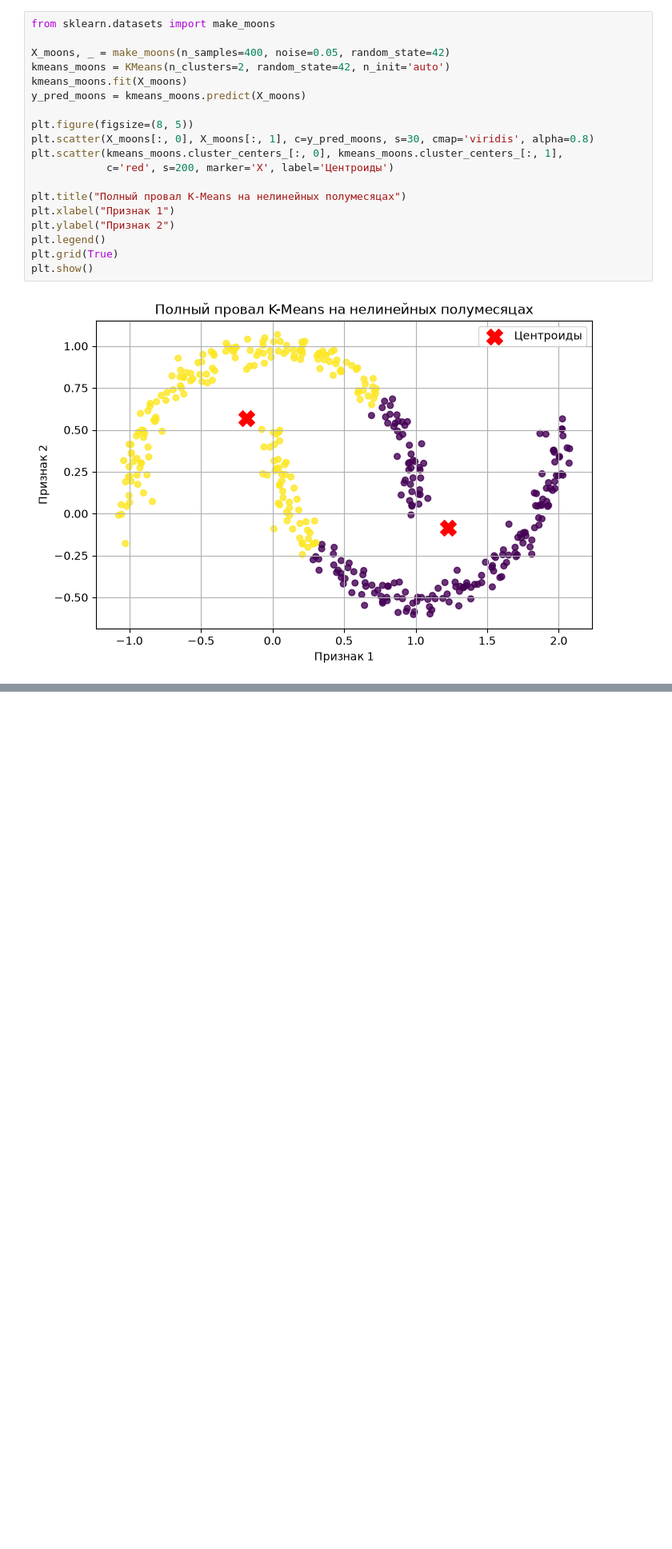
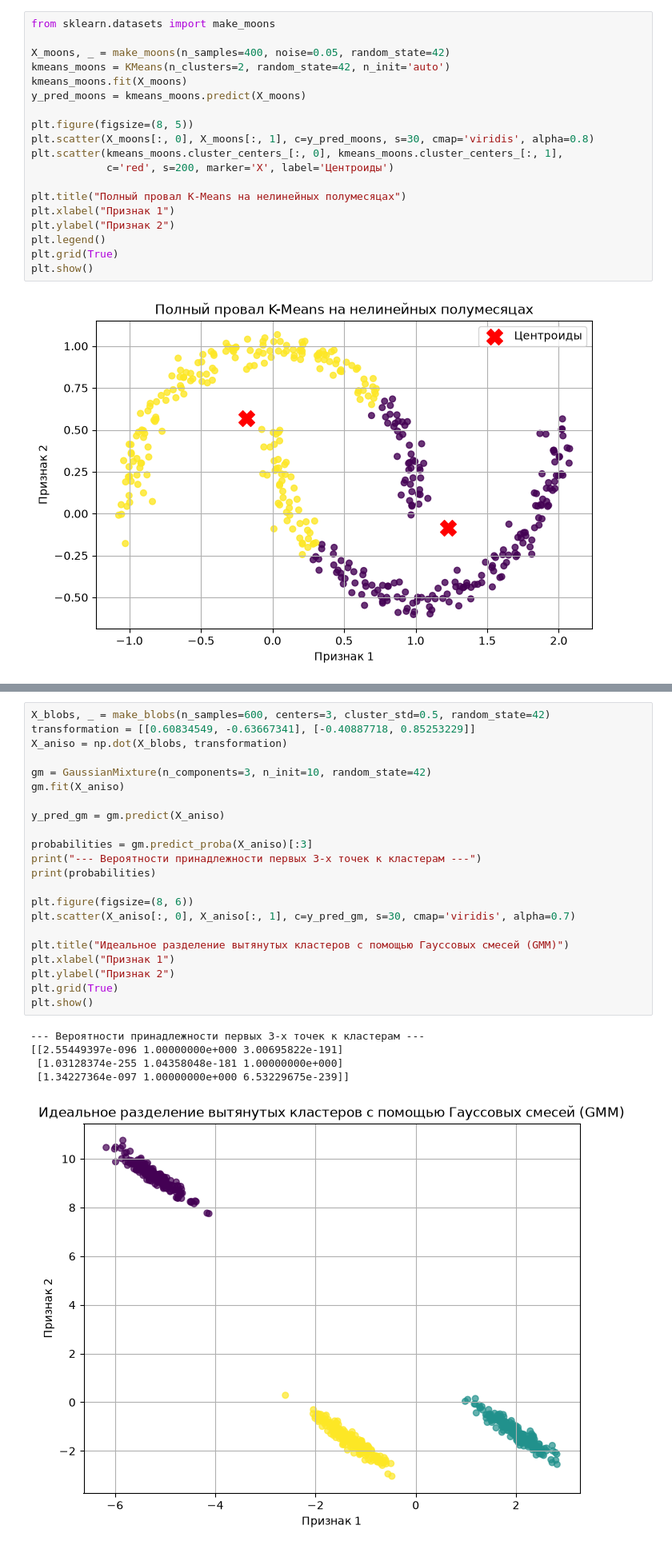
Before and after one commit to Uliana-int/SVM-small-project, a Jupyter notebook: usupervised_learning.ipynb, the cells around one changed output, grey strips where cells are left out. Shown at 80% size. Saved outputs shown, nothing was run; the diff lists cells and outputs as text; blank space fills up the shorter version.

```diff
--- a/usupervised_learning.ipynb
+++ b/usupervised_learning.ipynb
@@ -86,0 +209,28 @@ plt.show()
+# %%
+X_blobs, _ = make_blobs(n_samples=600, centers=3, cluster_std=0.5, random_state=42)
+transformation = [[0.60834549, -0.63667341], [-0.40887718, 0.85253229]]
+X_aniso = np.dot(X_blobs, transformation)
+
+gm = GaussianMixture(n_components=3, n_init=10, random_state=42)
+gm.fit(X_aniso)
+
+y_pred_gm = gm.predict(X_aniso)
+
+probabilities = gm.predict_proba(X_aniso)[:3]
+print("--- Вероятности принадлежности первых 3-х точек к кластерам ---")
+print(probabilities)
+
+plt.figure(figsize=(8, 6))
+plt.scatter(X_aniso[:, 0], X_aniso[:, 1], c=y_pred_gm, s=30, cmap='viridis', alpha=0.7)
+
+plt.title("Идеальное разделение вытянутых кластеров с помощью Гауссовых смесей (GMM)")
+plt.xlabel("Признак 1")
+plt.ylabel("Признак 2")
+plt.grid(True)
+plt.show()
+# %% [output]
+--- Вероятности принадлежности первых 3-х точек к кластерам ---
+[[2.55449397e-096 1.00000000e+000 3.00695822e-191]
+ [1.03128374e-255 1.04358048e-181 1.00000000e+000]
+ [1.34227364e-097 1.00000000e+000 6.53229675e-239]]
+[figure, added]
```
Also changed, not shown: parts of 9 cells of this notebook.
